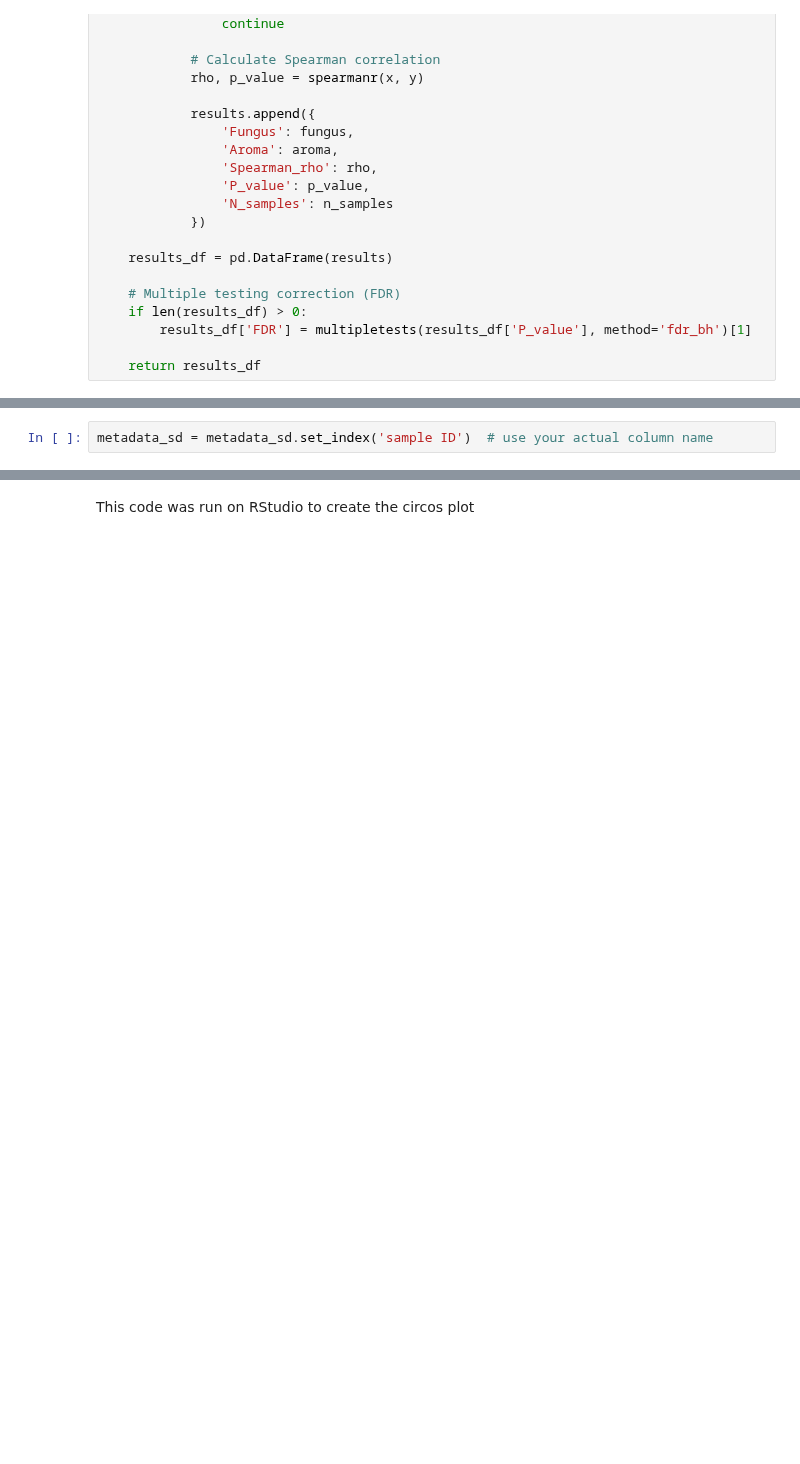
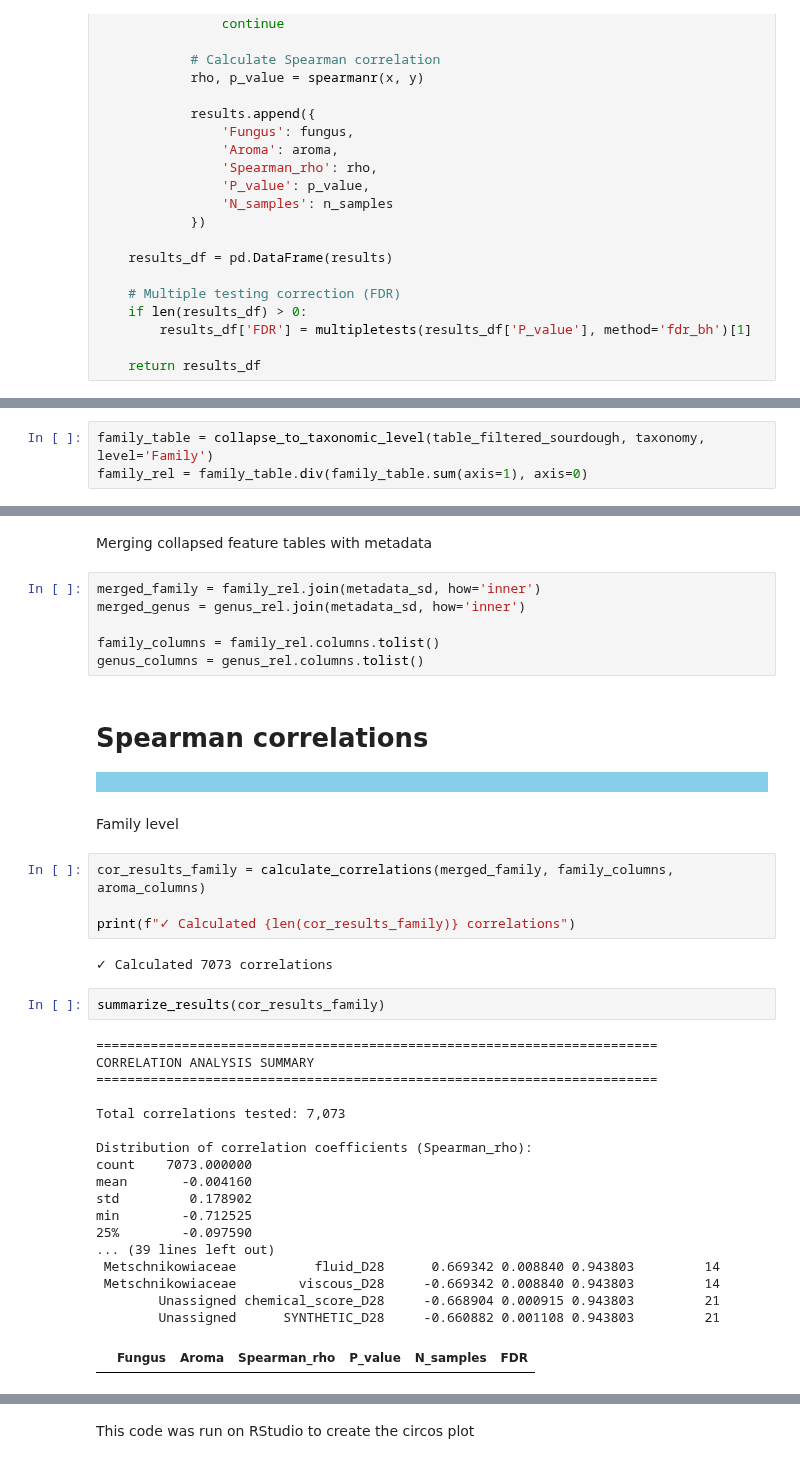
Before and after one commit to ninaaa-a/FermentYOU, a Jupyter notebook: 7) Aroma analysis.ipynb, the cells around one changed output, grey strips where cells are left out. Drawn from its saved outputs; the diff is of its cells as text; blank space fills up the shorter version.

Commit message:
Uploaded final version of aroma analysis

```diff
--- a/7) Aroma analysis.ipynb
+++ b/7) Aroma analysis.ipynb
@@ -556,2 +230,0 @@ Prepare data to continue on R
-# %%
-metadata_sd = metadata_sd.set_index('sample ID')  # use your actual column name
@@ -561,0 +338,3 @@ metadata_sd[['background']].to_csv("Data/aroma/Analysis/meta_background.csv")
+# %%
+family_table = collapse_to_taxonomic_level(table_filtered_sourdough, taxonomy, level='Family')
+family_rel = family_table.div(family_table.sum(axis=1), axis=0)
@@ -561,0 +362,40 @@ metadata_sd[['background']].to_csv("Data/aroma/Analysis/meta_background.csv")
+# %% [markdown]
+Merging collapsed feature tables with metadata
+# %%
+merged_family = family_rel.join(metadata_sd, how='inner')
+merged_genus = genus_rel.join(metadata_sd, how='inner')
+
+family_columns = family_rel.columns.tolist()
+genus_columns = genus_rel.columns.tolist()
+# %% [markdown]
+# Spearman correlations
+<div style="background-color: skyblue; padding: 10px;">
+# %% [markdown]
+Family level
+# %%
+cor_results_family = calculate_correlations(merged_family, family_columns, aroma_columns)
+
+print(f"✓ Calculated {len(cor_results_family)} correlations")
+# %% [output]
+✓ Calculated 7073 correlations
+# %%
+summarize_results(cor_results_family)
+# %% [output]
+========================================================================
+CORRELATION ANALYSIS SUMMARY
+========================================================================
+
+Total correlations tested: 7,073
+
+Distribution of correlation coefficients (Spearman_rho):
+count    7073.000000
+mean       -0.004160
+std         0.178902
+min        -0.712525
+25%        -0.097590
+... (39 lines left out)
+ Metschnikowiaceae          fluid_D28      0.669342 0.008840 0.943803         14
+ Metschnikowiaceae        viscous_D28     -0.669342 0.008840 0.943803         14
+        Unassigned chemical_score_D28     -0.668904 0.000915 0.943803         21
+        Unassigned      SYNTHETIC_D28     -0.660882 0.001108 0.943803         21
+|  | Fungus | Aroma | Spearman_rho | P_value | N_samples | FDR |
```
Also changed, not shown: parts of 68 cells of this notebook.
